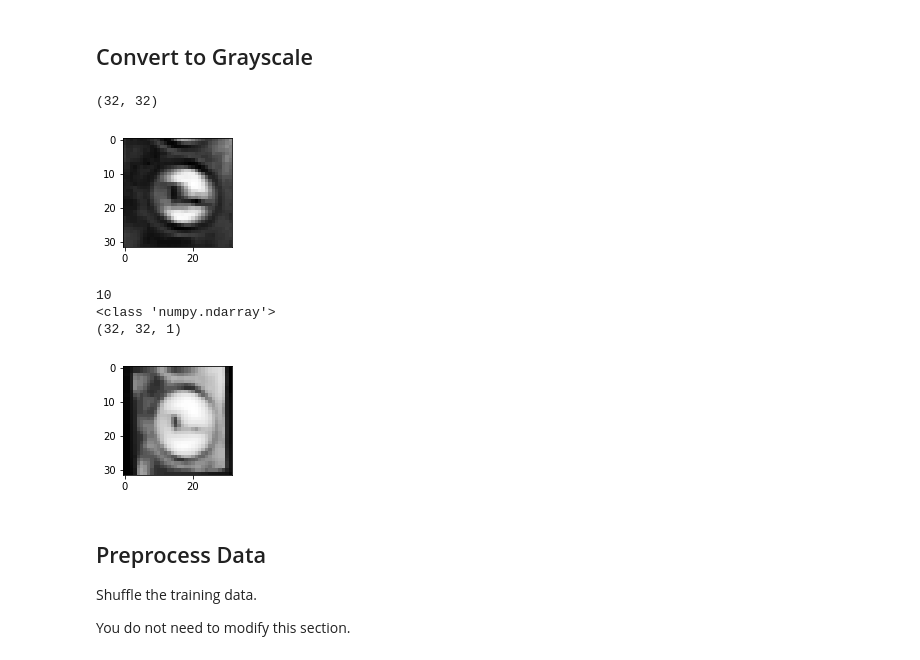
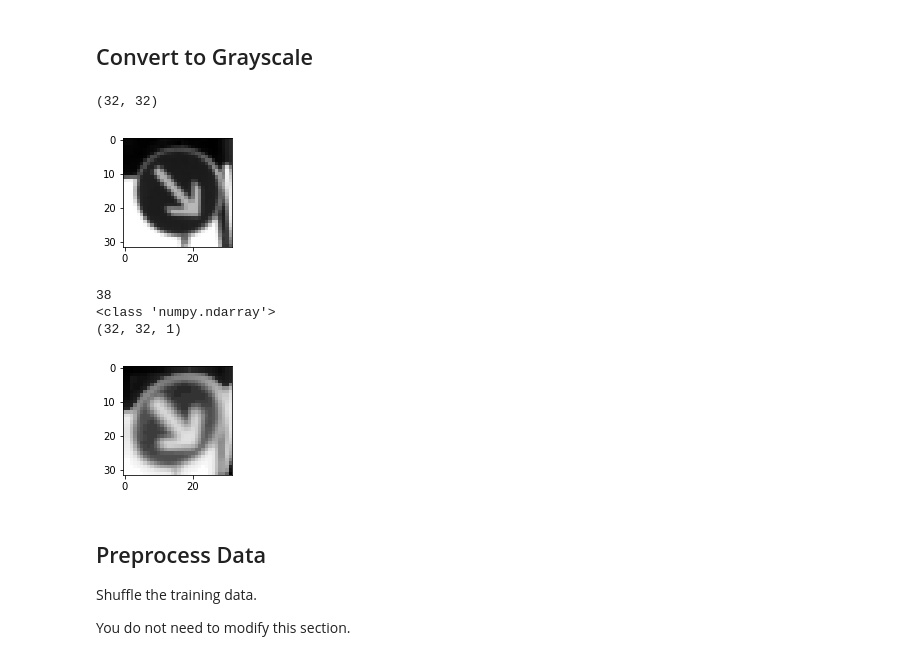
Before and after one commit to nitesh4146/Self-Driving-Cars, a Jupyter notebook: CarND-Traffic-Sign-Classifier-Project/Traffic_Sign_Classifier.ipynb, the cells around one changed output. Drawn from its saved outputs; the diff is of its cells as text; code cells hidden in the pictures.

```diff
--- a/CarND-Traffic-Sign-Classifier-Project/Traffic_Sign_Classifier.ipynb
+++ b/CarND-Traffic-Sign-Classifier-Project/Traffic_Sign_Classifier.ipynb
@@ -176,27 +178,27 @@ X_train_gray = np.mean(X_train, axis=3, keepdims=True)
 X_test_gray = np.mean(X_test, axis=3, keepdims=True)
 X_validation_gray = np.mean(X_validation, axis=3, keepdims=True)
 # %%
-index = random.randint(0, len(X_train_gray))
+index = 15706 #random.randint(0, len(X_train_gray))
 image = X_train_gray[index].squeeze()
 print(image.shape)
 plt.figure(figsize=(2,2))
 plt.imshow(image, cmap="gray")
 plt.show()
 print(y_train[index])
 
 image1 = eq_hist(gaus_blur(affine_transform(perspect(X_train_gray[index]))))
 print(type(image))
 print(image1.shape)
 plt.figure(figsize=(2,2))
 plt.imshow(image1.squeeze(), cmap="gray")
 plt.show()
 # %% [output]
 (32, 32)
-[figure, old version]
+[figure, new version]
-10
+38
 <class 'numpy.ndarray'>
 (32, 32, 1)
-[figure, old version]
+[figure, new version]
 # %% [markdown]
 ## Preprocess Data
 
```
Also changed, not shown: parts of 9 cells of this notebook, 10 other files.
